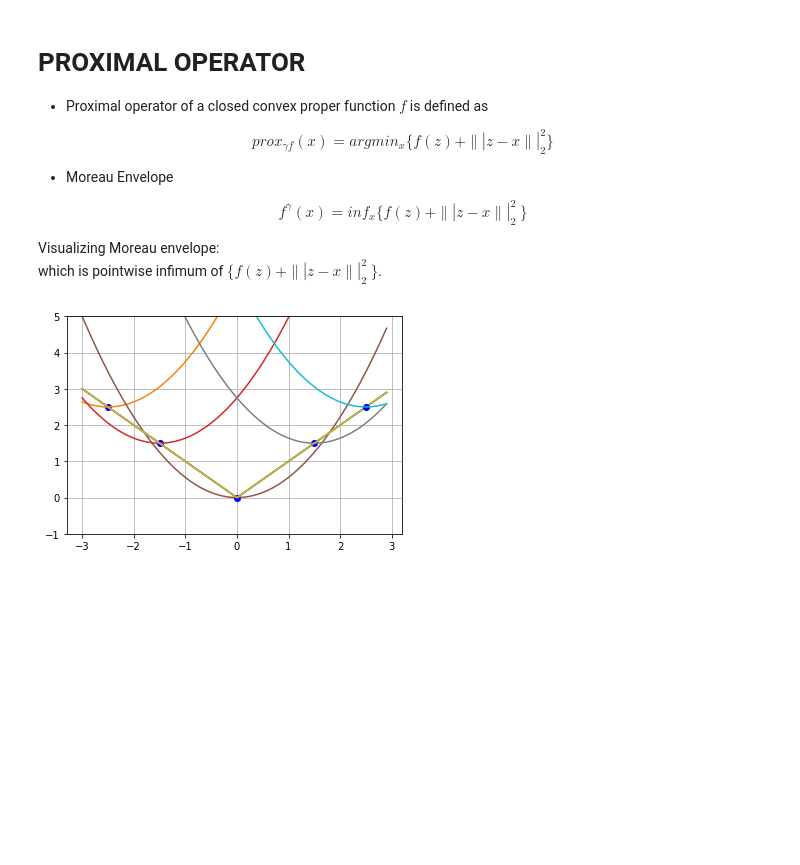
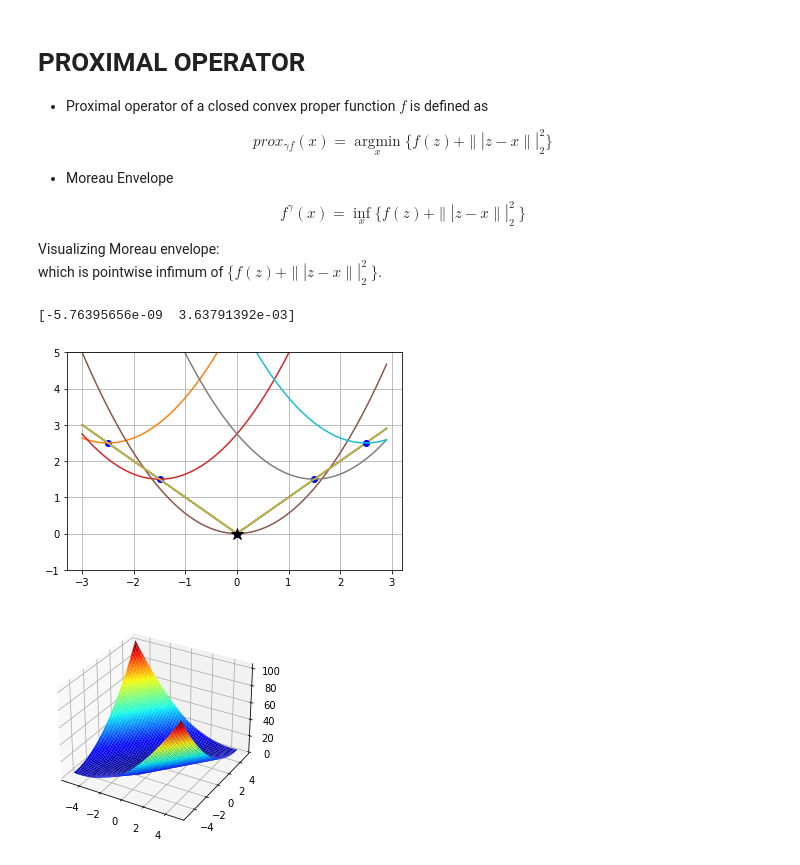
Before and after one commit to ShiBirIIT/ShivanBiradar, a Jupyter notebook: Proximal_Operator.ipynb, the cells around one changed output. Cells and saved outputs as stored; diff of their text form; code cells hidden in the pictures; blank space fills up the shorter version.

```diff
--- a/Proximal_Operator.ipynb
+++ b/Proximal_Operator.ipynb
@@ -3,30 +3,51 @@
 
 - Proximal operator of a closed convex proper function $f$ is defined as
 
-$$ prox_{\gamma f}(x) = argmin_x \{f(z) + \||z-x\||_2^2\} $$
+$$ prox_{\gamma f}(x) = \operatorname*{argmin}_x \{f(z) + \||z-x\||_2^2\} $$
 
 - Moreau Envelope
 
-$$ f^\gamma(x) = inf_x\{ f(z) + \||z-x\||_2^2\ \} $$
+$$ f^\gamma(x) = \operatorname*{inf}_x\{ f(z) + \||z-x\||_2^2\ \} $$
 
 Visualizing Moreau envelope: <br/>which is pointwise infimum of $\{ f(z) + \||z-x\||_2^2\ \}$.
 # %%
 import numpy as np
 vec = [-2.5, -1.5, 0, 1.5, 2.5]
 z = np.array(vec)
 x = np.arange(-3,3,0.1)
 gamma = 0.9
 import matplotlib.pyplot as plt
 for i in range(len(z)):
     plt.plot(x,abs(x))
     f1 = abs(z[i])
    # f1 = z[i]*z[i]
     f2 = (1/(2*gamma))*(z[i]-x)*(z[i]-x)
     f = f1 + f2
     min_f = min(f)
     plt.plot(z[i],min_f,'bo')
     plt.plot(x,f)
     plt.grid()
     plt.ylim([-1,5])
+    import numpy as np
+gamma = 0.5
+from scipy import optimize
+def f(x):
+    return abs(x[0])+ (1/(2*gamma))*(x[1]-x[0])*(x[1]-x[0])
+
+
+optim = optimize.minimize(f, [3, 3], method="CG")
+print(optim.x)
+plt.plot(optim.x[0],optim.x[0],c='k',marker='*',markersize=12)
+xaxis = np.arange(-5,5,0.1)
+yaxis = np.arange(-5,5,0.1)
+x,y = np.meshgrid(xaxis,yaxis)
+x_aug = [x,y]
+results = f(x_aug)
+figure = plt.figure()
+axis = figure.gca(projection='3d')
+axis.plot_surface(x, y, results, cmap='jet')
+plt.show()
 # %% [output]
+[-5.76395656e-09  3.63791392e-03]
-[figure, old version]
+[figure, new version]
+[figure, added]
```
Also changed, not shown: 1 other file.
